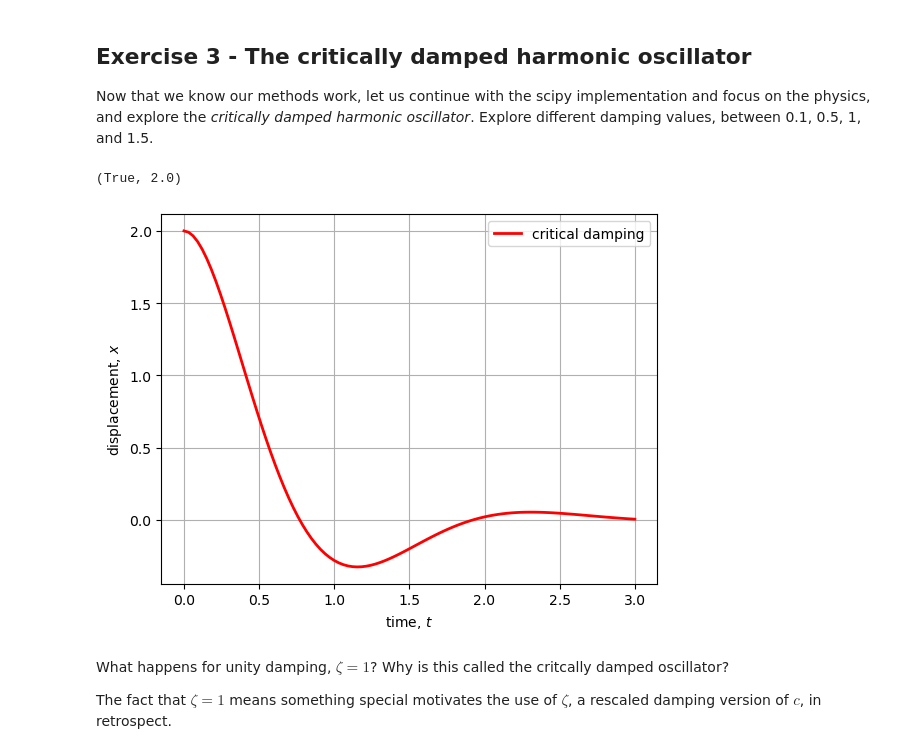
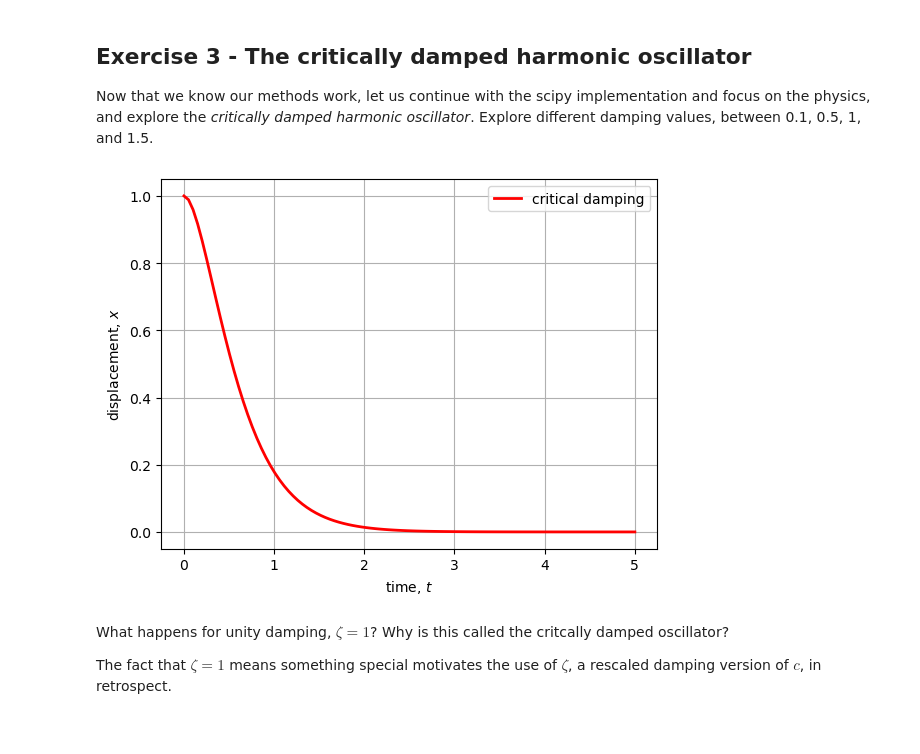
Before and after one commit to dunyuliu/Earth_From_Lab_To_Planet_Tutorials, a Jupyter notebook: DampedHarmonicOscillator.ipynb, the cells around one changed output. Drawn from its saved outputs; the diff is of its cells as text; code cells hidden in the pictures.

```diff
--- a/DampedHarmonicOscillator.ipynb
+++ b/DampedHarmonicOscillator.ipynb
@@ -249,7 +249,7 @@ def driver(zeta = 0, omega = 1.*np.pi, Fm = 0, omegad = 2.*np.pi, xInit0 = [0, 0
     plt.legend()
 
     err = True
-    return err, maxA
+    return t,x,err, maxA
 # %% [markdown]
 ## Exercise 1 - Numerical solutions for the harmonic oscillator.
 
@@ -260,8 +260,8 @@ omega  = 1*np.pi;
 zeta=0;
 omegad=omega;F=0
 
-xinit= [2.,0.]
+xinit= [1.,0.]
 
-driver(zeta, omega,F,omegad,xinit, method = 'euler',    plot_feature = ['k',2],nsteps=500)
-driver(zeta, omega,F,omegad,xinit, method = 'midpoint', plot_feature = ['r-',2],nsteps=500)
+t, x,err, maxA = driver(zeta, omega,F,omegad,xinit, method = 'euler',    plot_feature = ['k',2],nsteps=500)
+t, x,err, maxA = driver(zeta, omega,F,omegad,xinit, method = 'midpoint', plot_feature = ['r-',2],nsteps=500)
 # %% [output]
@@ -290,11 +288,10 @@ Now that we know our methods work, let us continue with the scipy implementation
 # %%
 fig = plt.figure()
 
-zeta=0.5
-driver(zeta, omega,F,omegad,xinit, method = 'scipy', plot_feature = ['r-',2],tmax=3,plabel="critical damping")
+zeta=1
+t, xcd,err, maxA = driver(zeta, omega,F,omegad,xinit, method = 'scipy', plot_feature = ['r-',2],tmax=5,plabel="critical damping")
 # %% [output]
-(True, 2.0)
-[figure, old version]
+[figure, new version]
 # %% [markdown]
 What happens for unity damping, $\zeta = 1$? Why is this called the critcally damped oscillator?
 
```
Also changed, not shown: parts of 5 cells of this notebook.
